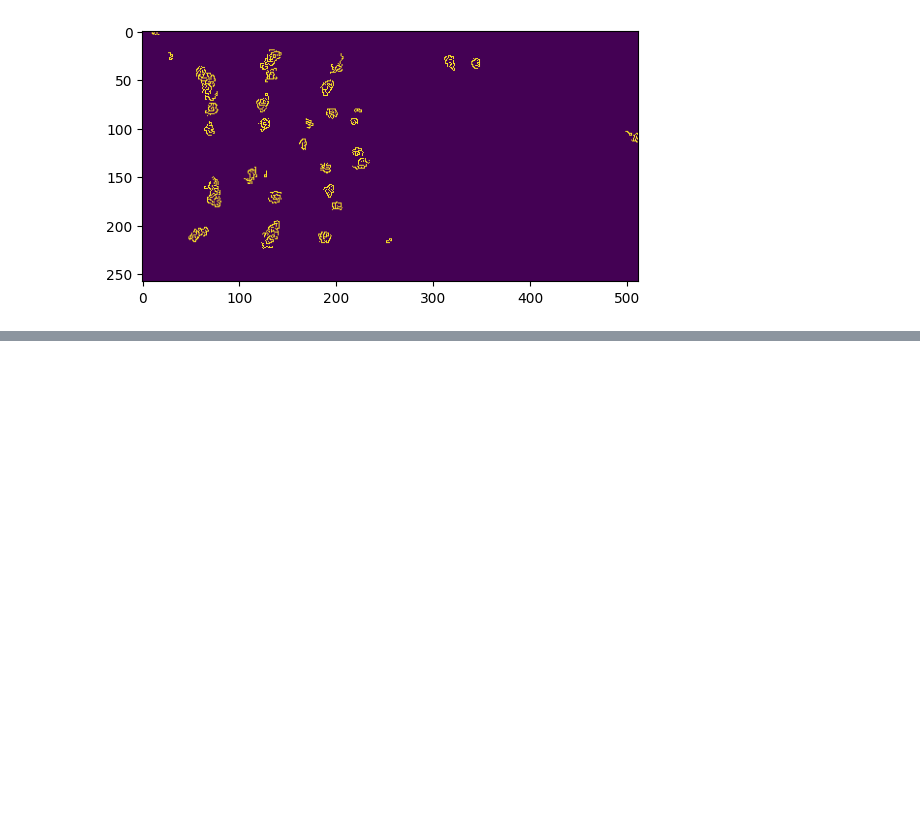
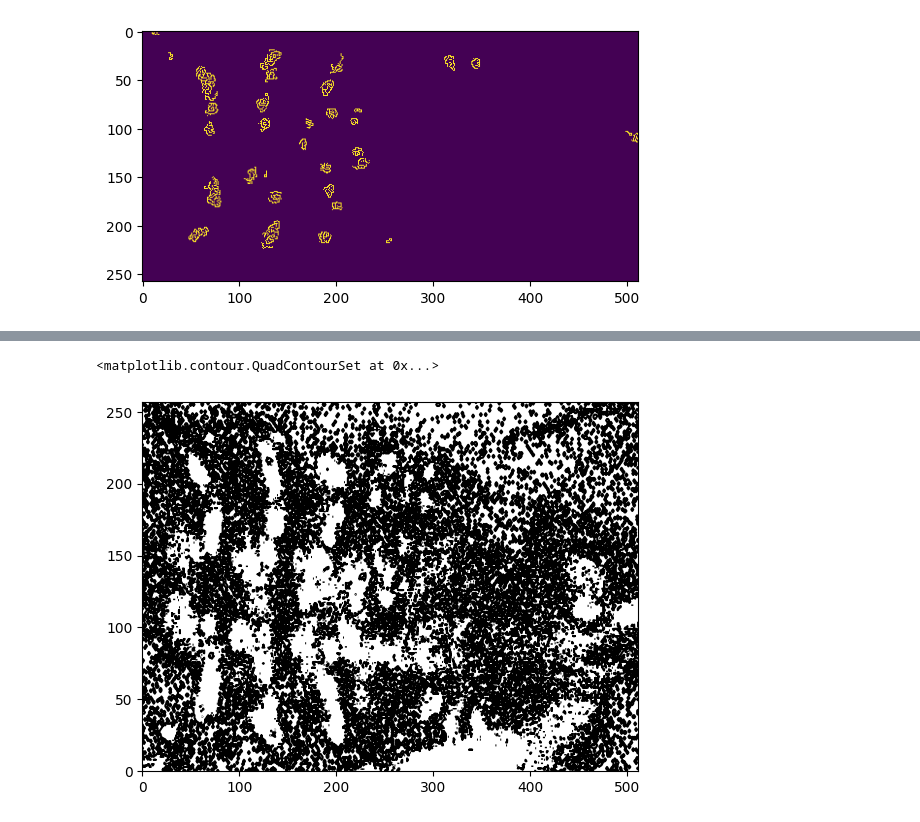
Before and after one commit to MoritzPalm/BIMAP, a Jupyter notebook: bimap/src/contour_lines.ipynb, the cells around one changed output, grey strips where cells are left out. Drawn from its saved outputs; the diff is of its cells as text; code cells hidden in the pictures; blank space fills up the shorter version.

```diff
--- a/bimap/src/contour_lines.ipynb
+++ b/bimap/src/contour_lines.ipynb
@@ -76,0 +85,5 @@ for contour in skimage_contours:
+# %%
+plt.contour(img8, levels=1, colors="black")
+# %% [output]
+<matplotlib.contour.QuadContourSet at 0x...>
+[figure, added]
```
Also changed, not shown: parts of 4 cells of this notebook, 7 other files.
